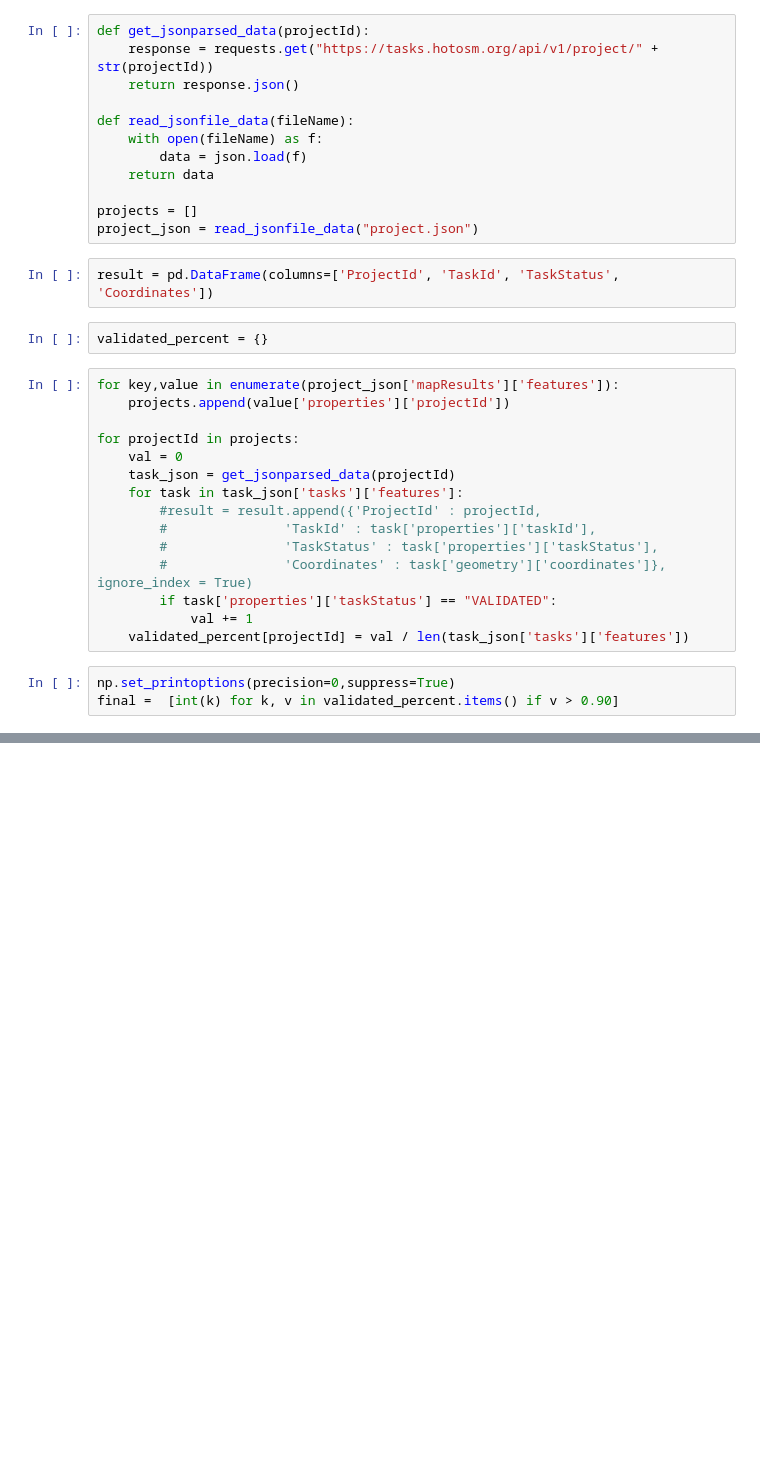
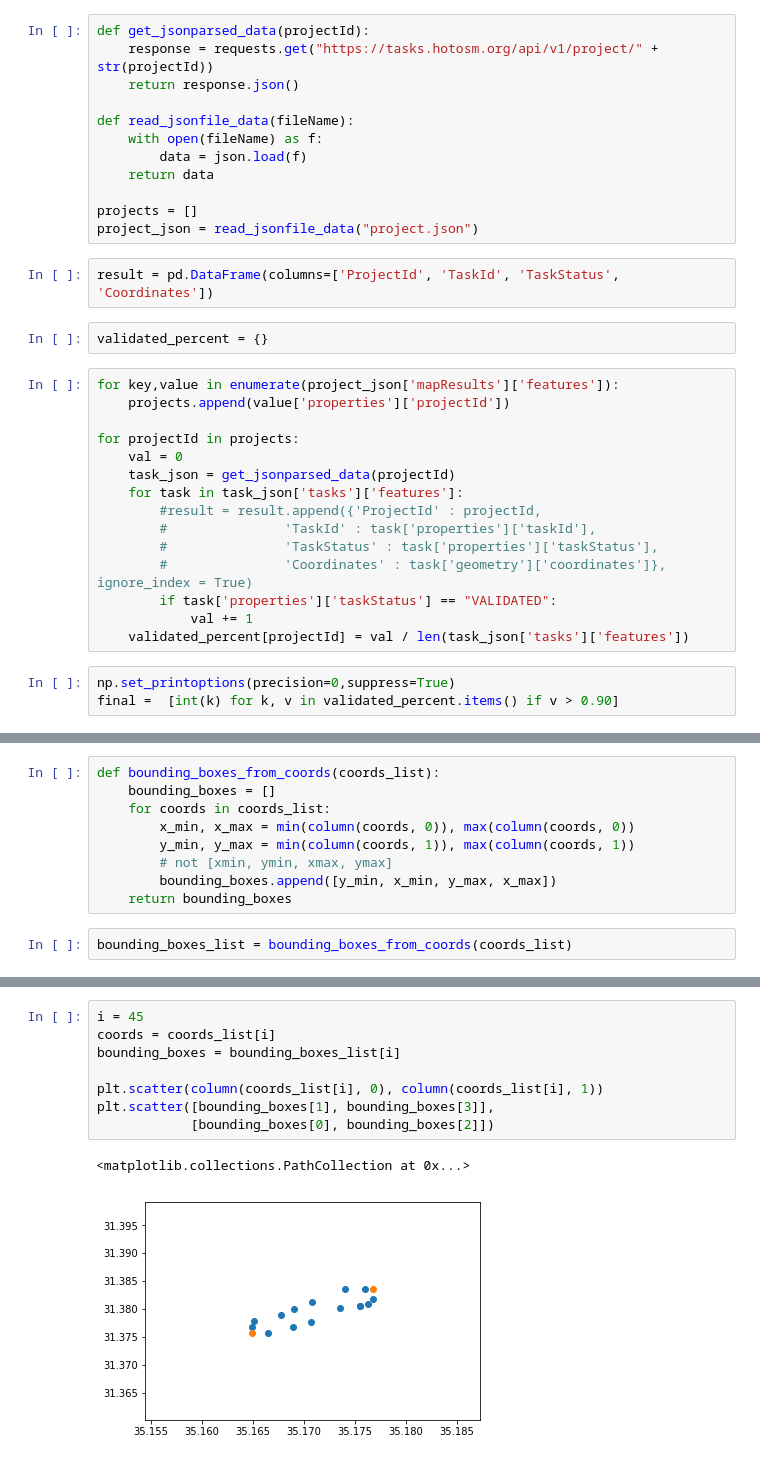
Before and after one commit to peeyushster/Semantic-Segmentation-of-Geospatial-Images, a Jupyter notebook: ProjectETL.ipynb, the cells around one changed output, grey strips where cells are left out. Saved outputs shown, nothing was run; the diff lists cells and outputs as text; blank space fills up the shorter version.

```diff
--- a/ProjectETL.ipynb
+++ b/ProjectETL.ipynb
@@ -48,0 +109,11 @@ np.savetxt("project_90b.csv", a, delimiter=",")
+# %%
+def bounding_boxes_from_coords(coords_list):
+    bounding_boxes = []
+    for coords in coords_list:
+        x_min, x_max = min(column(coords, 0)), max(column(coords, 0))
+        y_min, y_max = min(column(coords, 1)), max(column(coords, 1))
+        # not [xmin, ymin, xmax, ymax]
+        bounding_boxes.append([y_min, x_min, y_max, x_max])
+    return bounding_boxes
+# %%
+bounding_boxes_list = bounding_boxes_from_coords(coords_list)
@@ -48,0 +215,11 @@ np.savetxt("project_90b.csv", a, delimiter=",")
+# %%
+i = 45
+coords = coords_list[i]
+bounding_boxes = bounding_boxes_list[i]
+
+plt.scatter(column(coords_list[i], 0), column(coords_list[i], 1))
+plt.scatter([bounding_boxes[1], bounding_boxes[3]],
+            [bounding_boxes[0], bounding_boxes[2]])
+# %% [output]
+<matplotlib.collections.PathCollection at 0x...>
+[figure, added]
```
Also changed, not shown: parts of 30 cells of this notebook, 1 other file.
